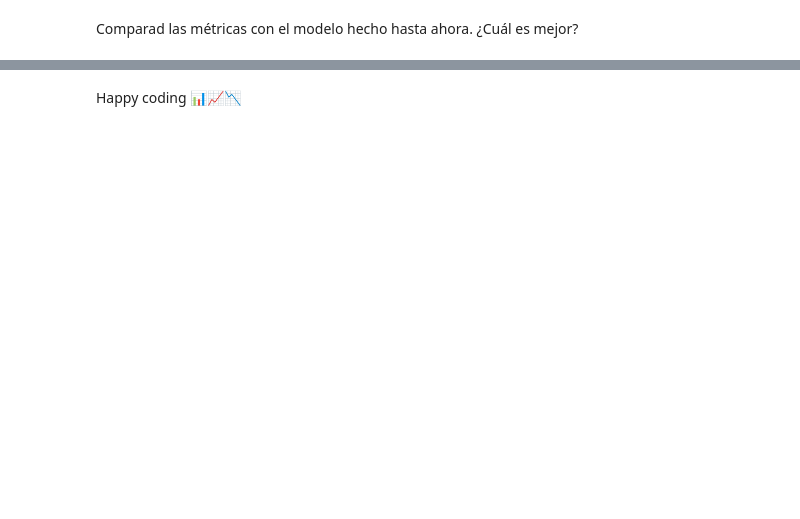
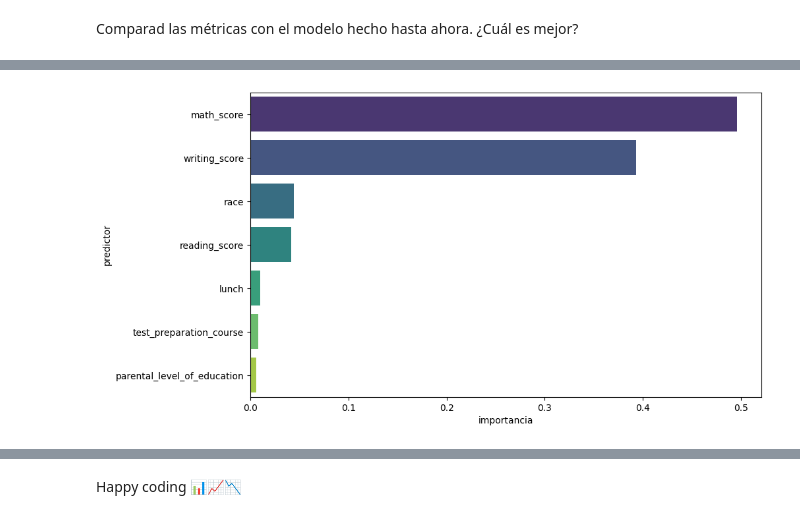
Before and after one commit to Adalab/DA-promo-c-modulo-3-sprint-1-Sila-Silvia, a Jupyter notebook: Regresión Logística/Leccion-17-Regresion-Logistica-Decision-Tree/Leccion-17-Regresion-Logistica-Decision-Tree.ipynb, the cells around one changed output, grey strips where cells are left out. Cells and saved outputs as stored; diff of their text form; code cells hidden in the pictures; blank space fills up the shorter version.

```diff
--- a/Regresión Logística/Leccion-17-Regresion-Logistica-Decision-Tree/Leccion-17-Regresion-Logistica-Decision-Tree.ipynb
+++ b/Regresión Logística/Leccion-17-Regresion-Logistica-Decision-Tree/Leccion-17-Regresion-Logistica-Decision-Tree.ipynb
@@ -28,0 +260,4 @@ Comparad las métricas con el modelo hecho hasta ahora. ¿Cuál es mejor?
+# %%
+# Nos creamos un dataframe con los valores solo race.
+race = importancia_predictores.iloc[[3, 4, 8, 10, -1]]
+race
@@ -28,0 +271,4 @@ Comparad las métricas con el modelo hecho hasta ahora. ¿Cuál es mejor?
+# %%
+# Creamos otro dataframe solo con los valores de lunch.
+lunch = importancia_predictores.iloc[[6,9]]
+lunch
@@ -28,0 +279,5 @@ Comparad las métricas con el modelo hecho hasta ahora. ¿Cuál es mejor?
+# %%
+# Eliminamos esas filas del dataframe.
+
+importancia_predictores.drop(race.index, inplace = True)
+importancia_predictores.drop(lunch.index, inplace = True)
@@ -28,0 +294,10 @@ Comparad las métricas con el modelo hecho hasta ahora. ¿Cuál es mejor?
+# %%
+# Nos creamos nuevas filas con el resultado de la suma.
+
+importancia_predictores.loc[5] =  ["race", race["importancia"].sum()]
+importancia_predictores.loc[6] =  ["lunch", lunch["importancia"].sum()]
+
+# Ordenamos el df.
+
+importancia_predictores.sort_values(by = "importancia", ascending = False, inplace = True)
+importancia_predictores
@@ -28,0 +313,8 @@ Comparad las métricas con el modelo hecho hasta ahora. ¿Cuál es mejor?
+# %%
+# Por último visualizamos los resultados con una gráfica de barplot.
+
+plt.figure(figsize=(10,6))
+sns.barplot(x = "importancia", y = "predictor", data = importancia_predictores, palette="viridis");
+plt.show()
+# %% [output]
+[figure, added]
```
Also changed, not shown: parts of 37 cells of this notebook, 8 other files.
